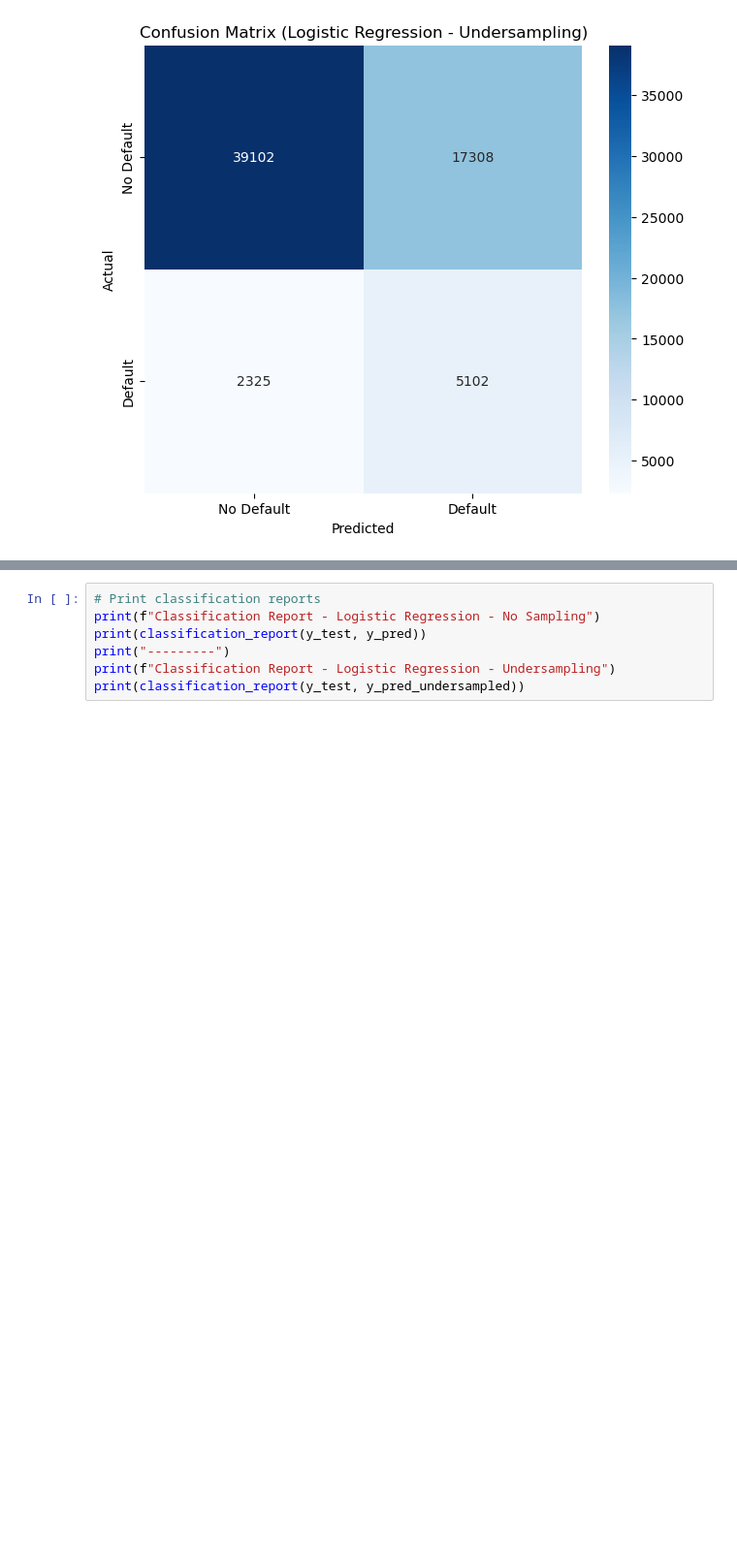
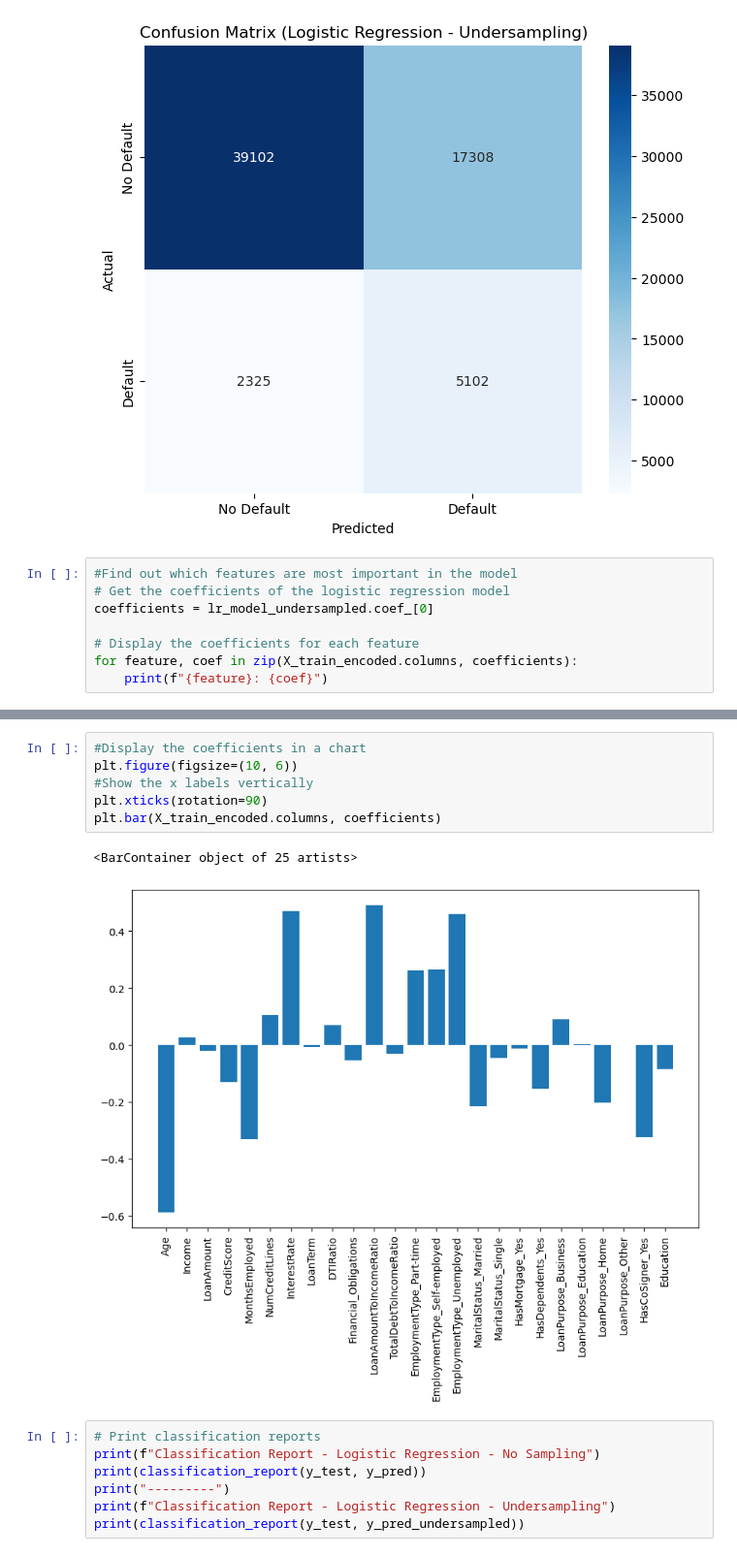
Before and after one commit to wrdhall3/loan-default-project, a Jupyter notebook: loan_default_project.ipynb, the cells around one changed output, grey strips where cells are left out. Shown at 97% size. Drawn from its saved outputs; the diff is of its cells as text; blank space fills up the shorter version.

Commit message:
added chart for coefficients

```diff
--- a/loan_default_project.ipynb
+++ b/loan_default_project.ipynb
@@ -851,3 +853,11 @@ display_confusion_matrix(y_test, y_pred_undersampled, "Logistic Regression - Und
 | 2 | False Negatives | 2325 |
 | 3 | True Positives | 5102 |
 [figure]
+# %%
+#Find out which features are most important in the model
+# Get the coefficients of the logistic regression model
+coefficients = lr_model_undersampled.coef_[0]
+
+# Display the coefficients for each feature
+for feature, coef in zip(X_train_encoded.columns, coefficients):
+    print(f"{feature}: {coef}")
@@ -854,3 +882,12 @@ display_confusion_matrix(y_test, y_pred_undersampled, "Logistic Regression - Und
+# %%
+#Display the coefficients in a chart
+plt.figure(figsize=(10, 6))
+#Show the x labels vertically
+plt.xticks(rotation=90)
+plt.bar(X_train_encoded.columns, coefficients)
+# %% [output]
+<BarContainer object of 25 artists>
+[figure, added]
 # %%
 # Print classification reports
 print(f"Classification Report - Logistic Regression - No Sampling")
```
Also changed, not shown: parts of 4 cells of this notebook.
